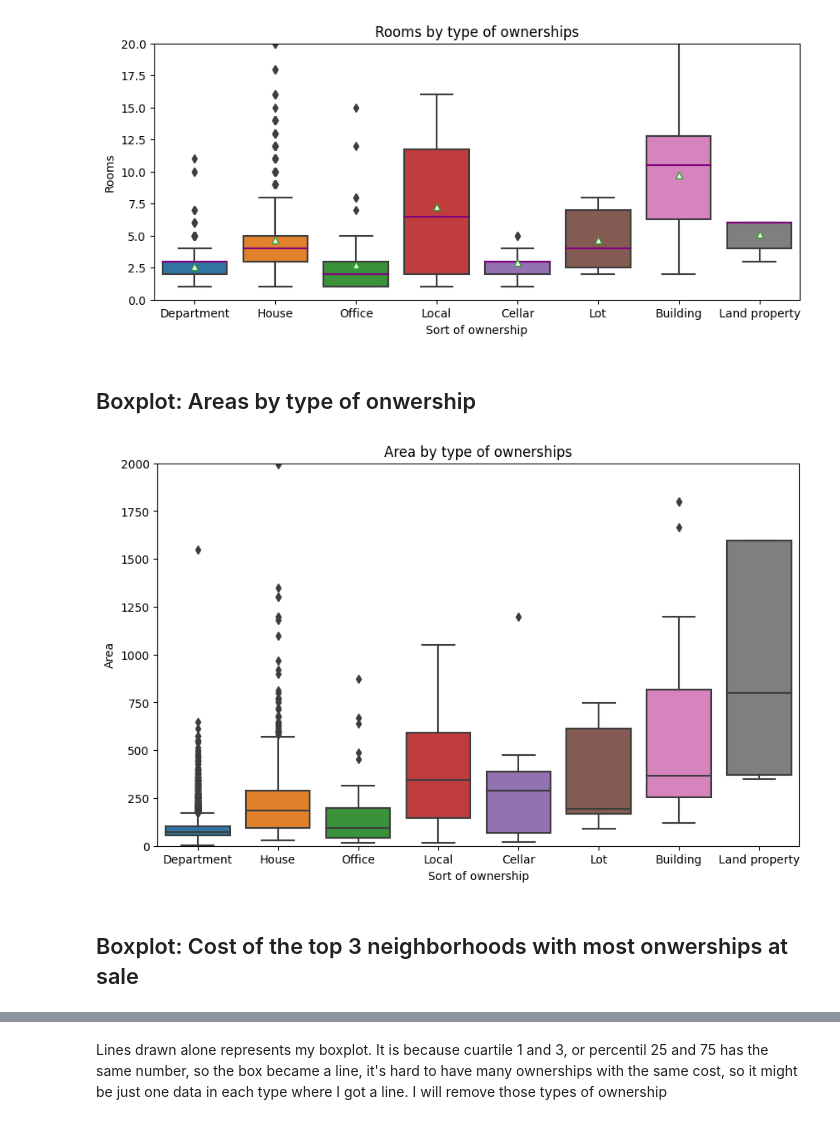
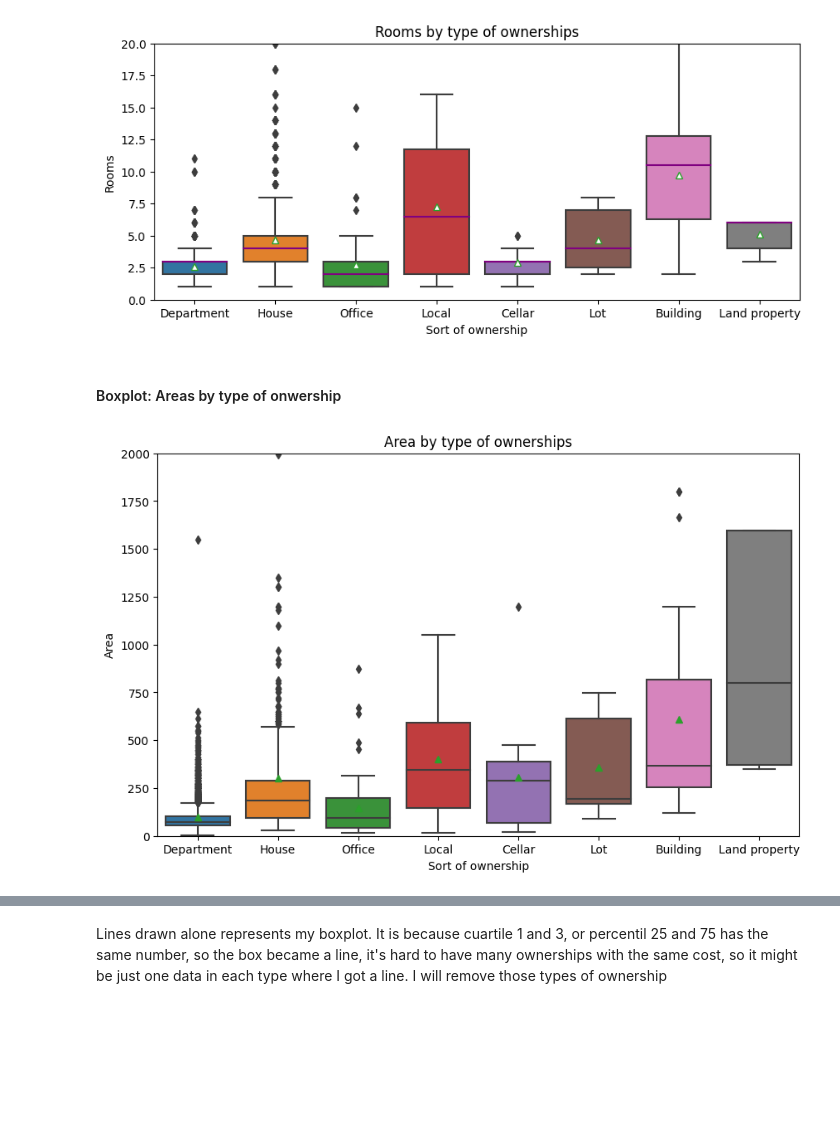
Before and after one commit to EmmanuelMald/Inmersion-datos-Aiura-LATAM, a Jupyter notebook: Integrate_work.ipynb, the cells around one changed output, grey strips where cells are left out. Cells and saved outputs as stored; diff of their text form; code cells hidden in the pictures; blank space fills up the shorter version.

```diff
--- a/Integrate_work.ipynb
+++ b/Integrate_work.ipynb
@@ -159,0 +184,16 @@ To see clearly all the outlayers I will create a boxplot of both parameters.
+# %%
+categ=dict(data.value_counts(["Neighborhood", "Type"]))
+data["num"]=[0]*len(data)
+for ind in data.index:
+    data.num[ind]=(data.Neighborhood[ind], data.Type[ind])
+data.num=data.num.map(categ)
+
+
+
+top10=nbh_counts[:10].index
+plt.figure(figsize=((10,8)))
+fg=sns.barplot(data=data.query("Neighborhood in @top10"), x = "num", y="Neighborhood", hue="Type", order=top10)
+fg.set_title("Top 10 Neighborhoods with the highest number of ownerships at sale\n(Sorted by type)")
+fg.set_xlabel("Number of ownerships")
+fg.set_ylabel("")
+plt.show()
@@ -182,16 +230,14 @@ plt.show()
 # %% [output]
 [figure]
 # %% [markdown]
-## Boxplot: Areas by type of onwership
+#### Boxplot: Areas by type of onwership
 # %%
 plt.figure(figsize=(10,6))
-gp=sns.boxplot(data=data, x="Type",y="Area") #create a boxplot of rooms divided by sort of ownership
+gp=sns.boxplot(data=data, x="Type",y="Area", showmeans=True) #create a boxplot of rooms divided by sort of ownership
 gp.set_title("Area by type of ownerships")
 gp.set_xlabel("Sort of ownership")
 gp.set_ylabel("Area")
 gp.set_ylim(0,2000)
 plt.show()
 # %% [output]
-[figure, old version]
+[figure, new version]
-# %% [markdown]
-## Boxplot: Cost of the top 3 neighborhoods with most onwerships at sale
```
Also changed, not shown: parts of 34 cells of this notebook.
